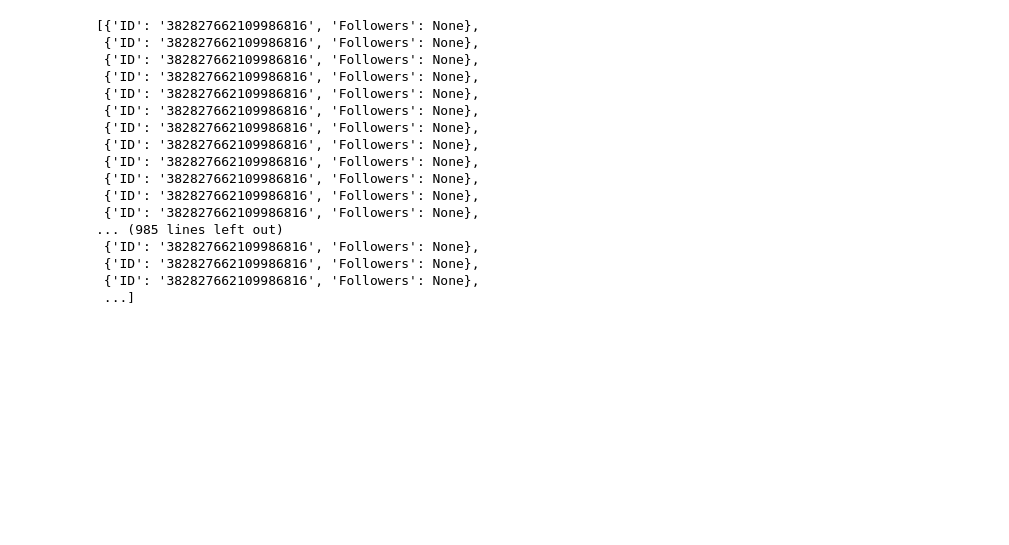
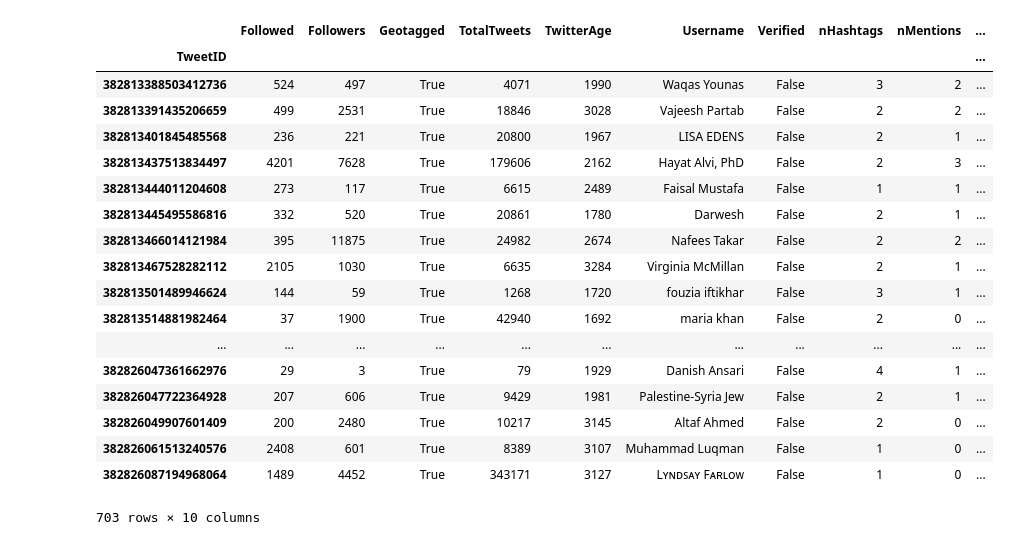
Before and after one commit to FVerg/crisis-tweet-classifier, a Jupyter notebook: tweet-info-retriever.ipynb, the cells around one changed output. Cells and saved outputs as stored; diff of their text form; code cells hidden in the pictures; blank space fills up the shorter version.

```diff
--- a/tweet-info-retriever.ipynb
+++ b/tweet-info-retriever.ipynb
@@ -4,6 +4,9 @@ from twython import Twython
 import pandas as pd
 import json
 import numpy as np
+
+from user_age import user_age
+from is_geotagged import is_geotagged
 
 pd.options.mode.chained_assignment = None  # default='warn'
 
@@ -22,6 +25,7 @@ dataset = pd.read_csv('C:/dataset/2013_pakistan_eq.csv', header=0)
 
 tweet_ids = dataset["tweet_id"]
 
+# tweet_ids will be a Pandas.Series object
 print(type(tweet_ids))
 
 # Removing the apexes from each Tweet ID
@@ -37,5 +41,35 @@ print("[DEBUG] Formatting tweets")
 
 # List that will contain the new informations to add to the DataFrame tweet_infos
 
-tweet_infos = {}
-list_infos = []
+list_infos = []             # List that will contain the new informations
+
+# Access to the informations of each tweet, retrieving them through Tweet ID
+correctly_extracted = 0
+not_available = 0
+for id in tweet_ids:
+    try:
+        tweet = twitter.show_status(id=id)
+        list_infos.append({"Username": tweet['user']['name'],
+                           "TweetID": id, "Followers": tweet['user']['followers_count'],
+                           "Followed": tweet['user']['friends_count'], "TwitterAge": user_age(tweet['user']['created_at']),
+                           "TotalTweets": tweet['user']['statuses_count'], "Verified": tweet['user']['verified'],
+                           "Geotagged": is_geotagged(tweet), "nHashtags": len(tweet['entities']['hashtags']), "nURLs": len(tweet['entities']['urls']),
+                           "nMentions": len(tweet['entities']['user_mentions'])})
+        correctly_extracted = correctly_extracted + 1
+        print("[DEBUG] Found info for tweet: ", id, ". Added to list.")
+    except twython.exceptions.TwythonRateLimitError as e:
+        print(e)
+        print("[DEBUG] Try again in some minutes, reached max number of tweets")
+        print("[DEBUG] ", correctly_extracted, " tweets have been correctly extracted")
+        print("[DEBUG] ", not_available, " tweets have encountered problems in being downloaded")
+        break
+    except twython.exceptions.TwythonError as e:
+        print(e)    # If an exception occurs (APIs return an unexpected HTTP response code) we print it
+        not_available = not_available + 1
+
+meta_tweets = pd.DataFrame(list_infos)
+meta_tweets = meta_tweets.set_index('TweetID')
+
+#col_names = list(meta_tweets.columns.values)
+
+#meta_tweets.to_csv(r'metatweets.csv', header=col_names, index=True, sep=',', mode='a')
@@ -57,20 +83,22 @@ for i, id in tweet_ids.iteritems():
-# %%
-list_infos
-# %% [output]
-[{'ID': '382827662109986816', 'Followers': None},
- {'ID': '382827662109986816', 'Followers': None},
- {'ID': '382827662109986816', 'Followers': None},
- {'ID': '382827662109986816', 'Followers': None},
- {'ID': '382827662109986816', 'Followers': None},
- {'ID': '382827662109986816', 'Followers': None},
- {'ID': '382827662109986816', 'Followers': None},
- {'ID': '382827662109986816', 'Followers': None},
- {'ID': '382827662109986816', 'Followers': None},
- {'ID': '382827662109986816', 'Followers': None},
- {'ID': '382827662109986816', 'Followers': None},
- {'ID': '382827662109986816', 'Followers': None},
-... (985 lines left out)
- {'ID': '382827662109986816', 'Followers': None},
- {'ID': '382827662109986816', 'Followers': None},
- {'ID': '382827662109986816', 'Followers': None},
- ...]
+# %%
+meta_tweets
+# %% [output]
+|  | Followed | Followers | Geotagged | TotalTweets | TwitterAge | Username | Verified | nHashtags | nMentions | ... |
+| TweetID |  |  |  |  |  |  |  |  |  | ... |
+| 382813388503412736 | 524 | 497 | True | 4071 | 1990 | Waqas Younas | False | 3 | 2 | ... |
+| 382813391435206659 | 499 | 2531 | True | 18846 | 3028 | Vajeesh Partab | False | 2 | 2 | ... |
+| 382813401845485568 | 236 | 221 | True | 20800 | 1967 | LISA EDENS | False | 2 | 1 | ... |
+| 382813437513834497 | 4201 | 7628 | True | 179606 | 2162 | Hayat Alvi, PhD | False | 2 | 3 | ... |
+| 382813444011204608 | 273 | 117 | True | 6615 | 2489 | Faisal Mustafa | False | 1 | 1 | ... |
+| 382813445495586816 | 332 | 520 | True | 20861 | 1780 | Darwesh | False | 2 | 1 | ... |
+| 382813466014121984 | 395 | 11875 | True | 24982 | 2674 | Nafees Takar | False | 2 | 2 | ... |
+| 382813467528282112 | 2105 | 1030 | True | 6635 | 3284 | Virginia McMillan | False | 2 | 1 | ... |
+| 382813501489946624 | 144 | 59 | True | 1268 | 1720 | fouzia iftikhar | False | 3 | 1 | ... |
+| 382813514881982464 | 37 | 1900 | True | 42940 | 1692 | maria khan | False | 2 | 0 | ... |
+| ... | ... | ... | ... | ... | ... | ... | ... | ... | ... | ... |
+| 382826047361662976 | 29 | 3 | True | 79 | 1929 | Danish Ansari | False | 4 | 1 | ... |
+| 382826047722364928 | 207 | 606 | True | 9429 | 1981 | Palestine-Syria Jew | False | 2 | 1 | ... |
+| 382826049907601409 | 200 | 2480 | True | 10217 | 3145 | Altaf Ahmed | False | 2 | 0 | ... |
+| 382826061513240576 | 2408 | 601 | True | 8389 | 3107 | Muhammad Luqman | False | 1 | 0 | ... |
+| 382826087194968064 | 1489 | 4452 | True | 343171 | 3127 | Lʏɴᴅꜱᴀʏ Fᴀʀʟᴏᴡ | False | 1 | 0 | ... |
+703 rows × 10 columns
```
Also changed, not shown: parts of 3 cells of this notebook, 1 other file.
